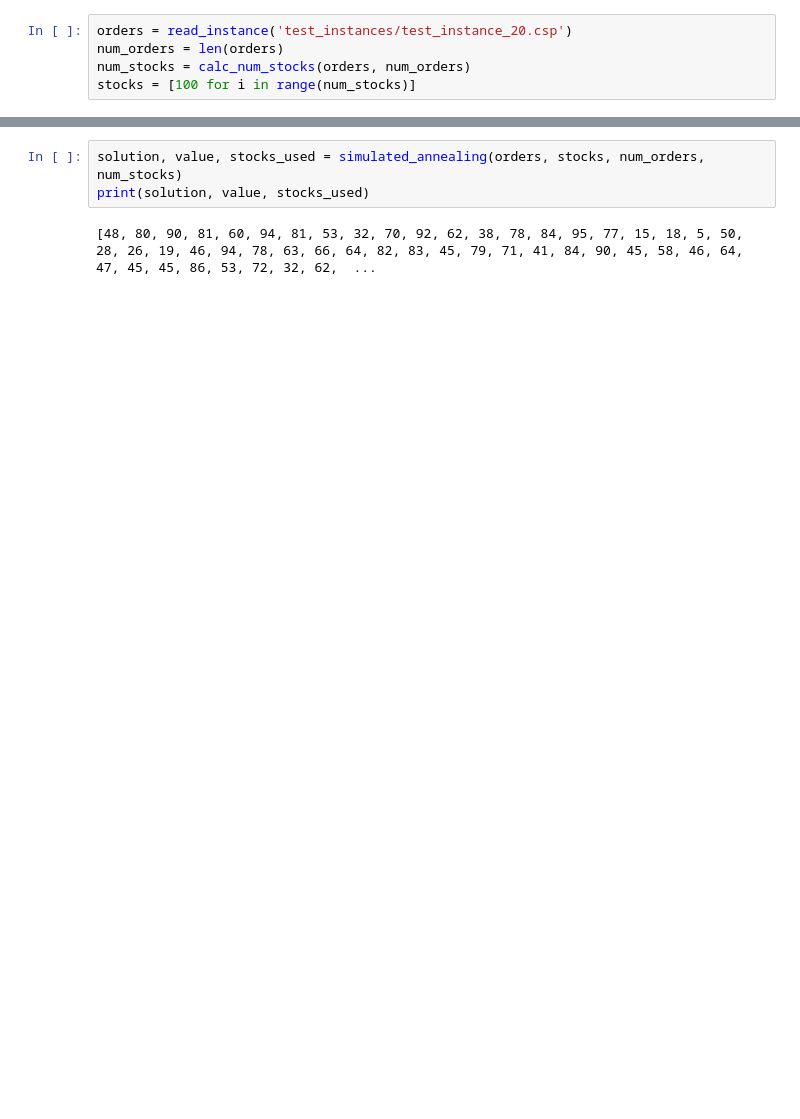
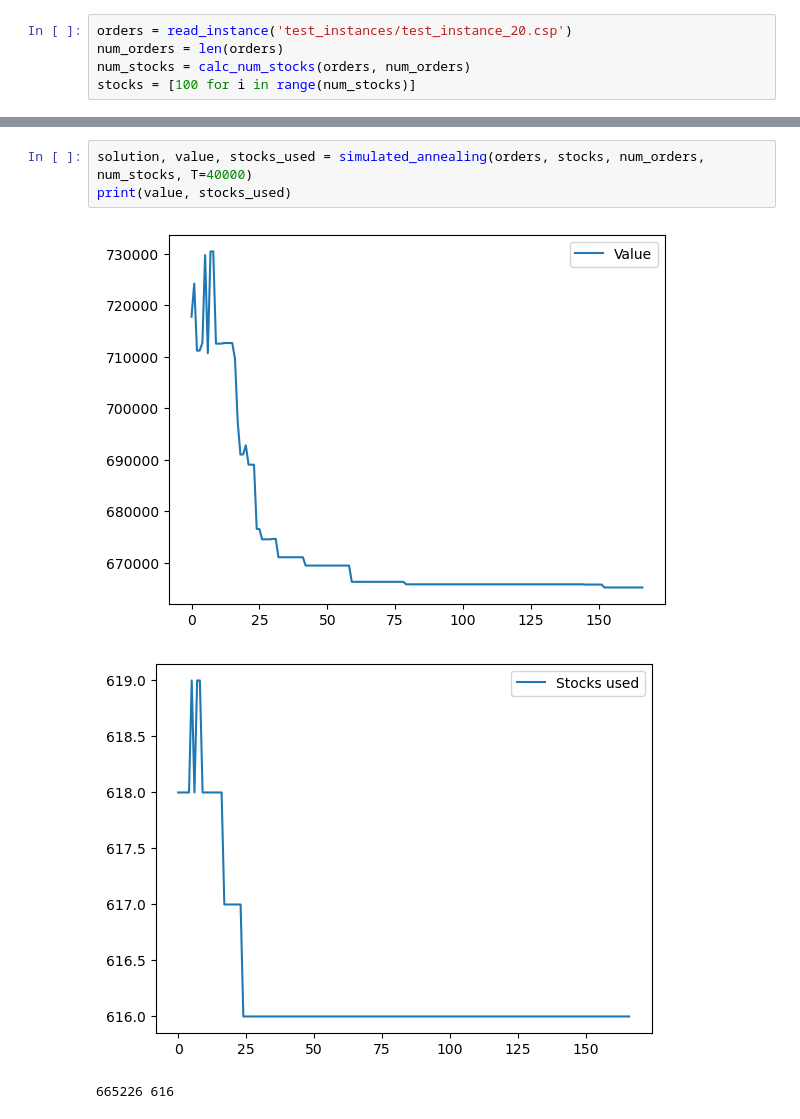
Before and after one commit to MilenkovicMaja/csp_optimization, a Jupyter notebook: csp.ipynb, the cells around one changed output, grey strips where cells are left out. Drawn from its saved outputs; the diff is of its cells as text; blank space fills up the shorter version.

```diff
--- a/csp.ipynb
+++ b/csp.ipynb
@@ -149,5 +165,7 @@ num_stocks
 # %%
-solution, value, stocks_used = simulated_annealing(orders, stocks, num_orders, num_stocks)
-print(solution, value, stocks_used)
+solution, value, stocks_used = simulated_annealing(orders, stocks, num_orders, num_stocks, T=40000)
+print(value, stocks_used)
 # %% [output]
+[figure, added]
+[figure, added]
-[48, 80, 90, 81, 60, 94, 81, 53, 32, 70, 92, 62, 38, 78, 84, 95, 77, 15, 18, 5, 50, 28, 26, 19, 46, 94, 78, 63, 66, 64, 82, 83, 45, 79, 71, 41, 84, 90, 45, 58, 46, 64, 47, 45, 45, 86, 53, 72, 32, 62,  ...
+665226 616
```
Also changed, not shown: parts of 4 cells of this notebook.
